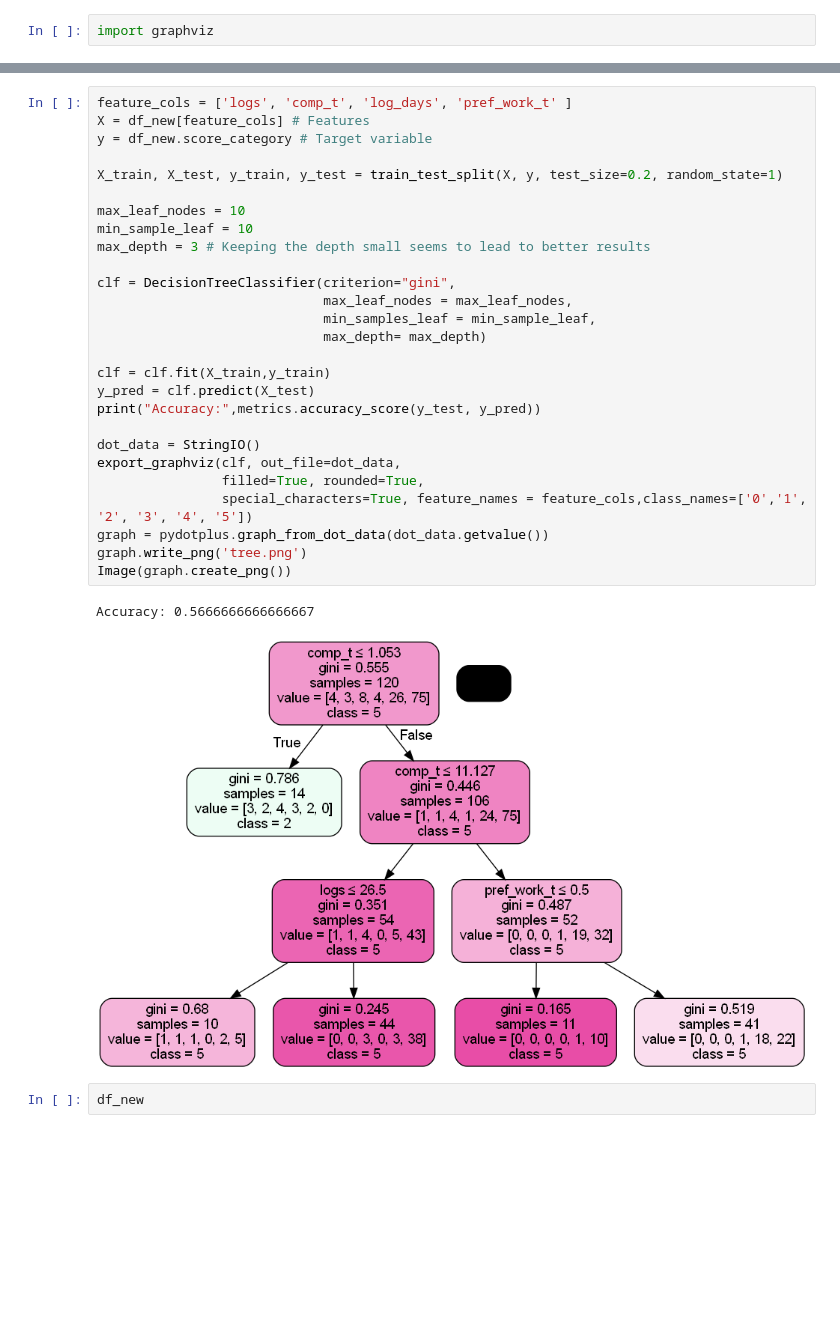
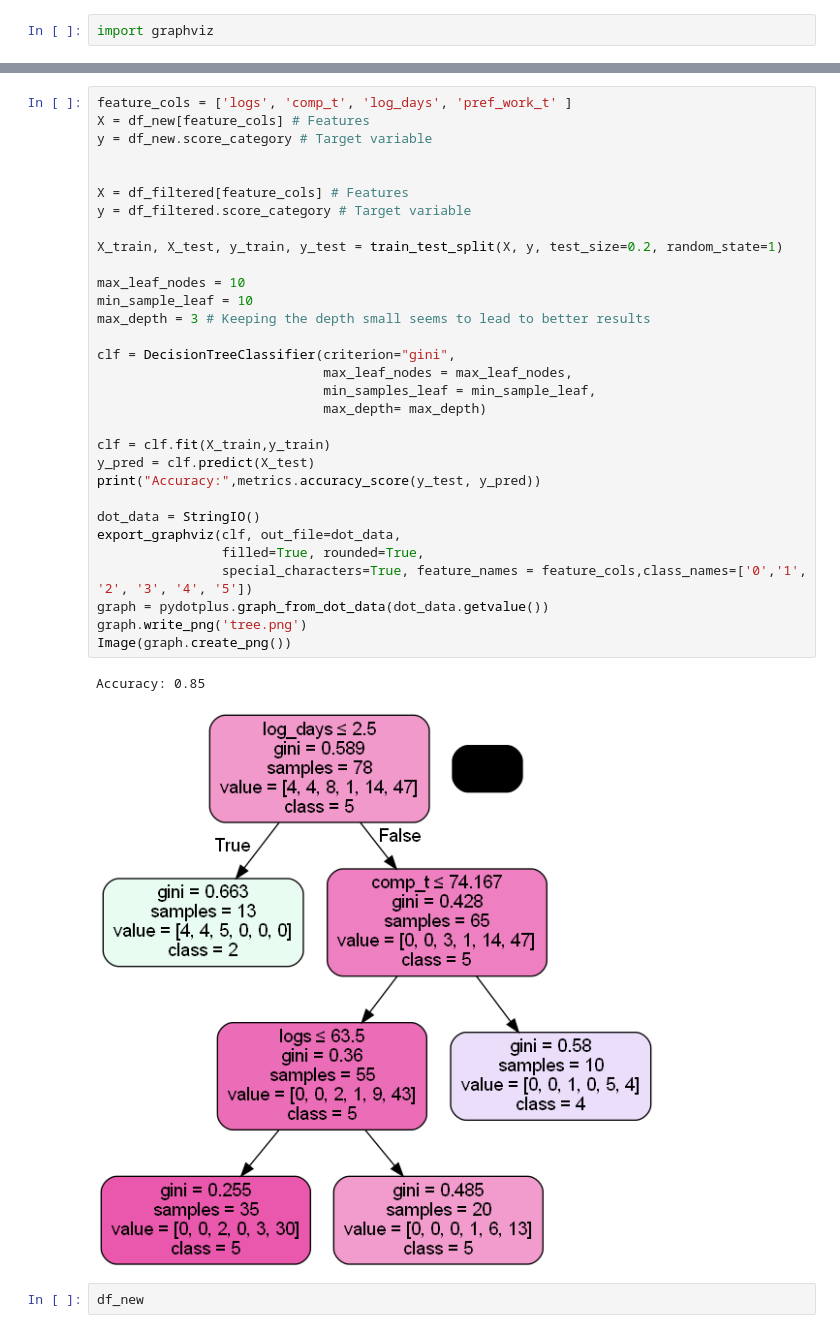
Before and after one commit to fskgiulia/JYUEF01, a Jupyter notebook: project_notebook.ipynb, the cells around one changed output, grey strips where cells are left out. Saved outputs shown, nothing was run; the diff lists cells and outputs as text; blank space fills up the shorter version.

Commit message:
Added a graph for the filtered scores

```diff
--- a/project_notebook.ipynb
+++ b/project_notebook.ipynb
@@ -521,33 +516,37 @@ Image(graph.create_png())
 # %%
 feature_cols = ['logs', 'comp_t', 'log_days', 'pref_work_t' ]
 X = df_new[feature_cols] # Features
 y = df_new.score_category # Target variable
+
+
+X = df_filtered[feature_cols] # Features
+y = df_filtered.score_category # Target variable
 
 X_train, X_test, y_train, y_test = train_test_split(X, y, test_size=0.2, random_state=1)
 
 max_leaf_nodes = 10
 min_sample_leaf = 10
 max_depth = 3 # Keeping the depth small seems to lead to better results
 
 clf = DecisionTreeClassifier(criterion="gini",
                              max_leaf_nodes = max_leaf_nodes,
                              min_samples_leaf = min_sample_leaf,
                              max_depth= max_depth)
 
 clf = clf.fit(X_train,y_train)
 y_pred = clf.predict(X_test)
 print("Accuracy:",metrics.accuracy_score(y_test, y_pred))
 
 dot_data = StringIO()
 export_graphviz(clf, out_file=dot_data,
                 filled=True, rounded=True,
                 special_characters=True, feature_names = feature_cols,class_names=['0','1', '2', '3', '4', '5'])
 graph = pydotplus.graph_from_dot_data(dot_data.getvalue())
 graph.write_png('tree.png')
 Image(graph.create_png())
 # %% [output]
-Accuracy: 0.5666666666666667
+Accuracy: 0.85
-[figure, old version]
+[figure, new version]
 # %%
 df_new
 # %% [output]
```
Also changed, not shown: parts of 8 cells of this notebook, 1 other file.
